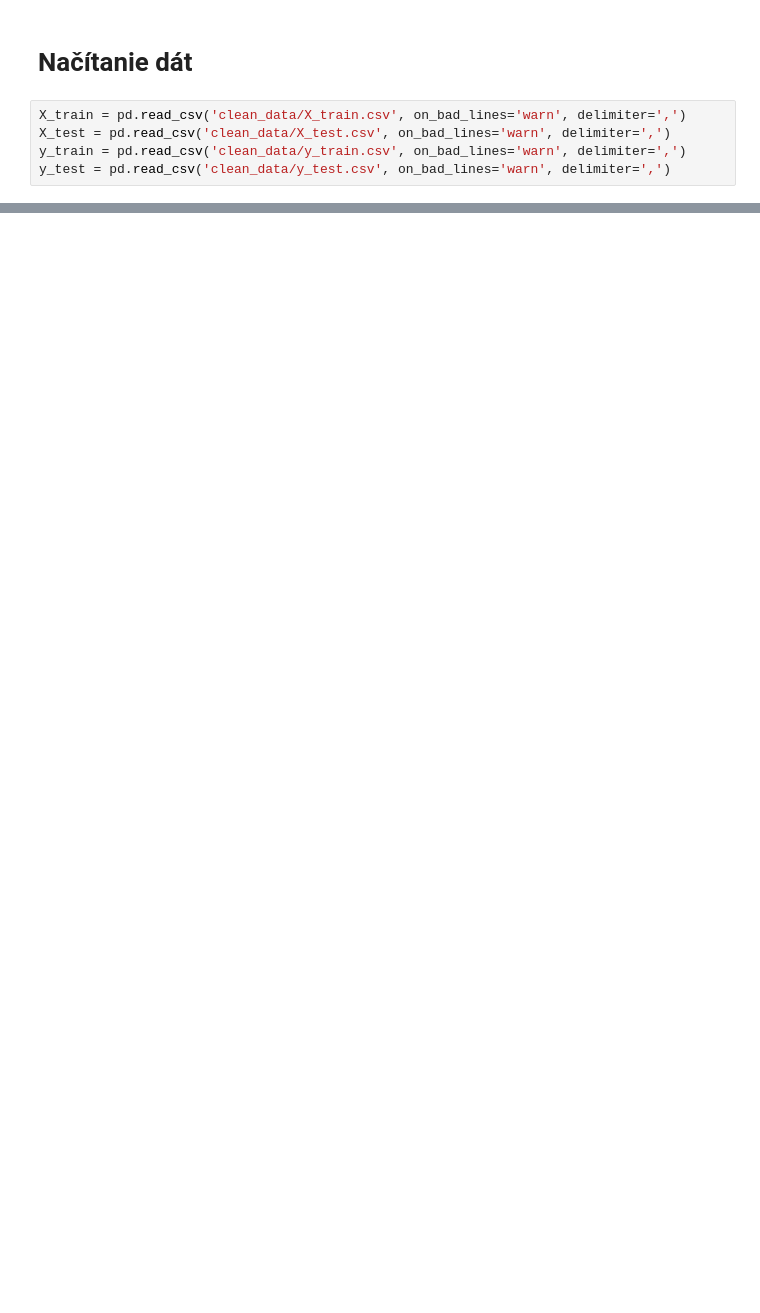
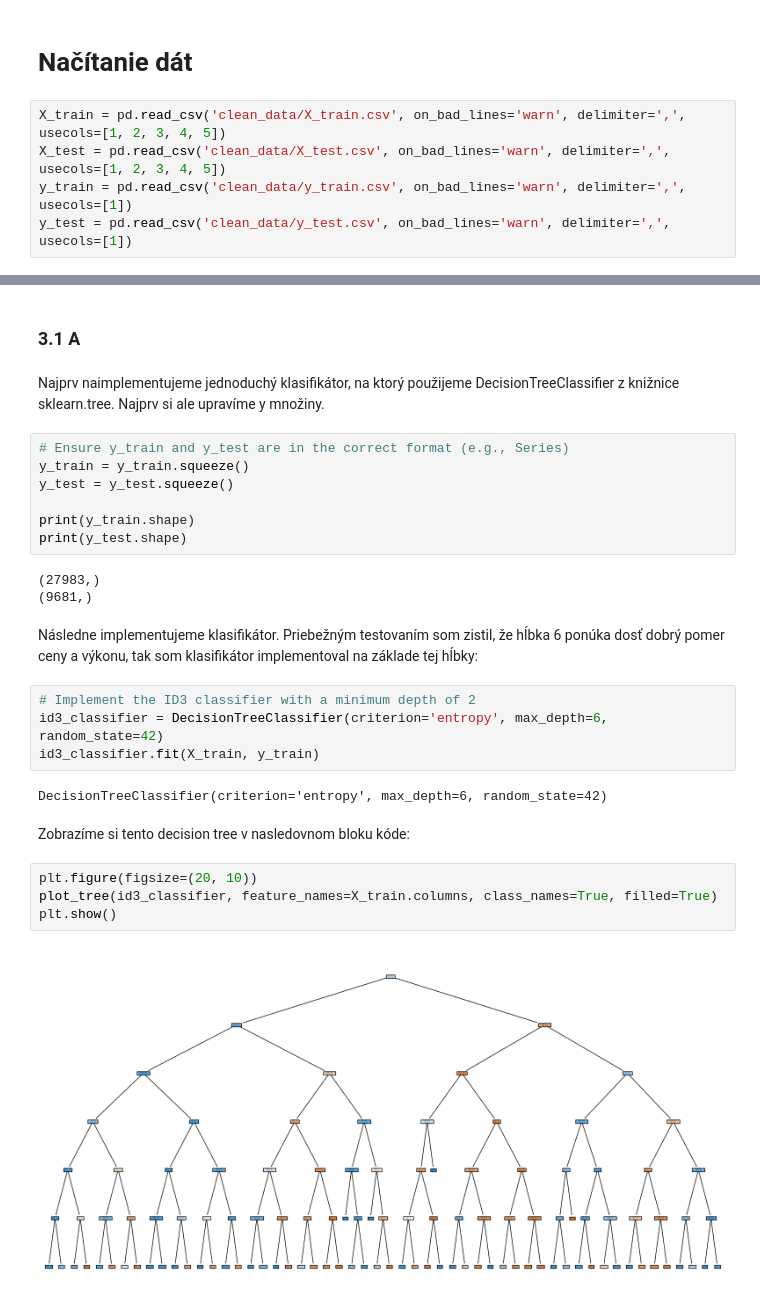
Before and after one commit to tomcer11/IAU, a Jupyter notebook: assignment3.ipynb, the cells around one changed output, grey strips where cells are left out. Drawn from its saved outputs; the diff is of its cells as text; blank space fills up the shorter version.

```diff
--- a/assignment3.ipynb
+++ b/assignment3.ipynb
@@ -9,7 +11,7 @@ import statsmodels.stats.api as sms
 # %% [markdown]
 # Načítanie dát
 # %%
-X_train = pd.read_csv('clean_data/X_train.csv', on_bad_lines='warn', delimiter=',')
-X_test = pd.read_csv('clean_data/X_test.csv', on_bad_lines='warn', delimiter=',')
-y_train = pd.read_csv('clean_data/y_train.csv', on_bad_lines='warn', delimiter=',')
-y_test = pd.read_csv('clean_data/y_test.csv', on_bad_lines='warn', delimiter=',')
+X_train = pd.read_csv('clean_data/X_train.csv', on_bad_lines='warn', delimiter=',', usecols=[1, 2, 3, 4, 5])
+X_test = pd.read_csv('clean_data/X_test.csv', on_bad_lines='warn', delimiter=',', usecols=[1, 2, 3, 4, 5])
+y_train = pd.read_csv('clean_data/y_train.csv', on_bad_lines='warn', delimiter=',', usecols=[1])
+y_test = pd.read_csv('clean_data/y_test.csv', on_bad_lines='warn', delimiter=',', usecols=[1])
@@ -30,0 +42,30 @@ y_test = pd.read_csv('clean_data/y_test.csv', on_bad_lines='warn', delimiter=','
+# %% [markdown]
+### 3.1 A
+# %% [markdown]
+Najprv naimplementujeme jednoduchý klasifikátor, na ktorý použijeme DecisionTreeClassifier z knižnice sklearn.tree. Najprv si ale upravíme y množiny.
+# %%
+# Ensure y_train and y_test are in the correct format (e.g., Series)
+y_train = y_train.squeeze()
+y_test = y_test.squeeze()
+
+print(y_train.shape)
+print(y_test.shape)
+# %% [output]
+(27983,)
+(9681,)
+# %% [markdown]
+Následne implementujeme klasifikátor. Priebežným testovaním som zistil, že hĺbka 6 ponúka dosť dobrý pomer ceny a výkonu, tak som klasifikátor implementoval na základe tej hĺbky:
+# %%
+# Implement the ID3 classifier with a minimum depth of 2
+id3_classifier = DecisionTreeClassifier(criterion='entropy', max_depth=6, random_state=42)
+id3_classifier.fit(X_train, y_train)
+# %% [output]
+DecisionTreeClassifier(criterion='entropy', max_depth=6, random_state=42)
+# %% [markdown]
+Zobrazíme si tento decision tree v nasledovnom bloku kóde:
+# %%
+plt.figure(figsize=(20, 10))
+plot_tree(id3_classifier, feature_names=X_train.columns, class_names=True, filled=True)
+plt.show()
+# %% [output]
+[figure, added]
```
Also changed, not shown: parts of 17 cells of this notebook.
